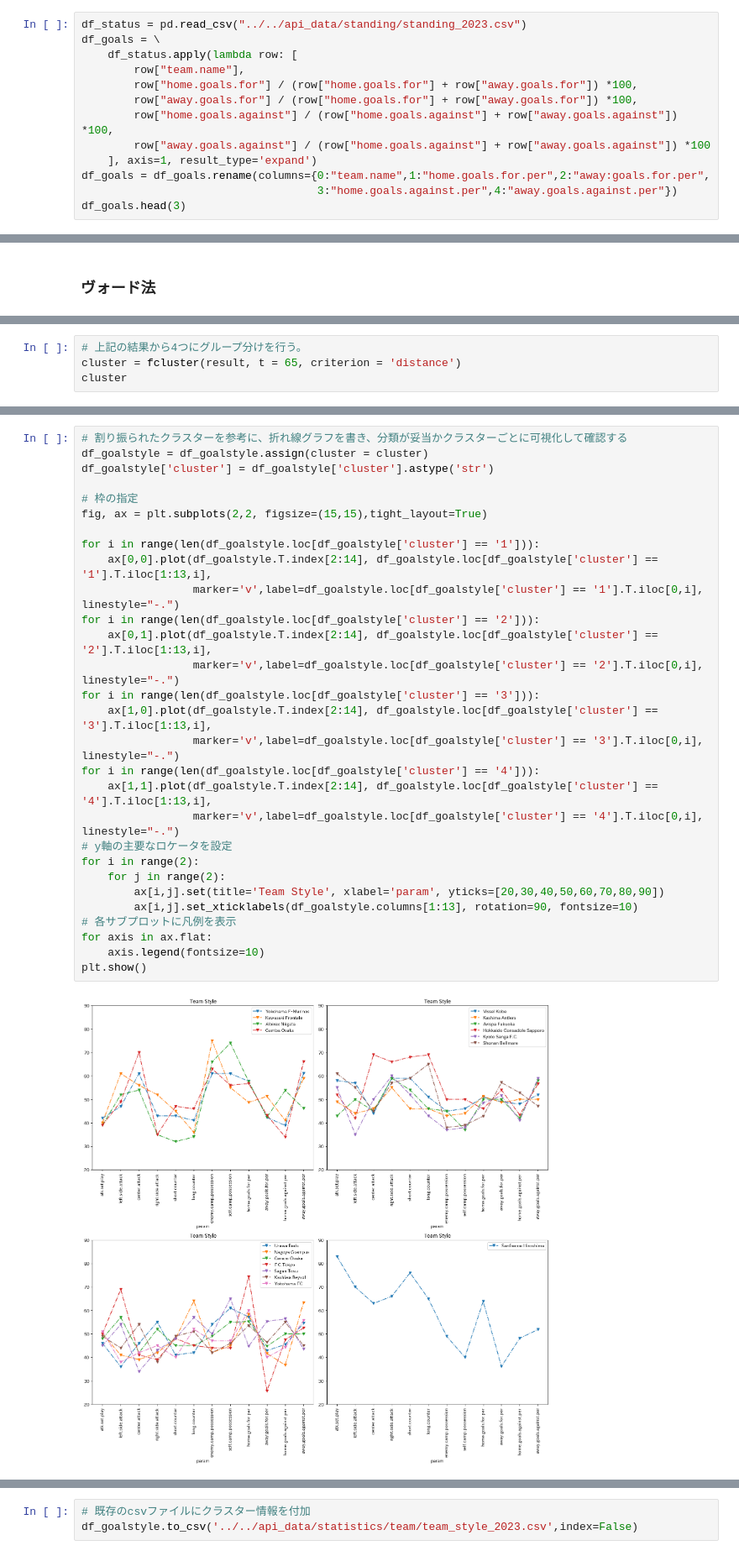
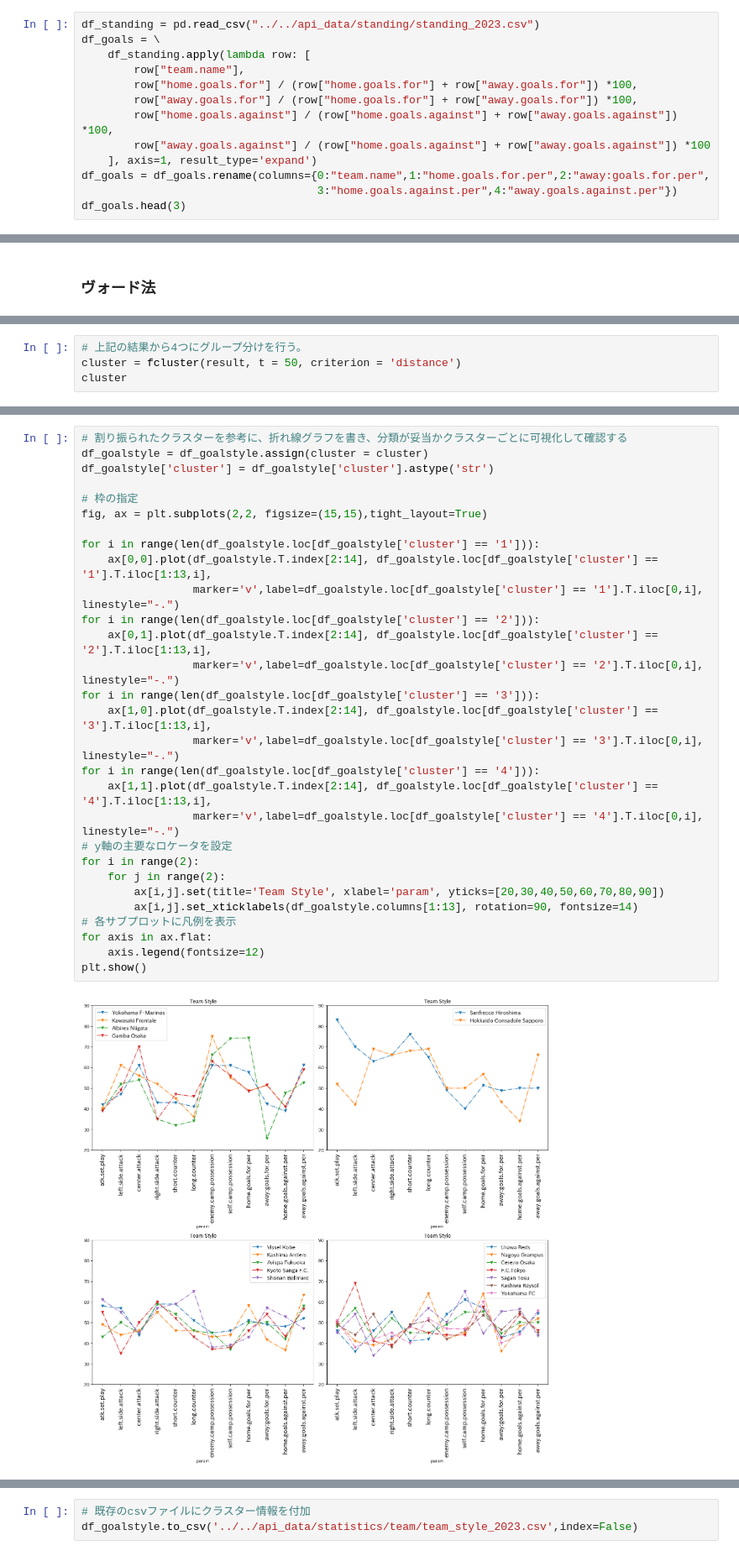
Before and after one commit to yam1227/j1League_analysis, a Jupyter notebook: analytics/classification/styles.ipynb, the cells around one changed output, grey strips where cells are left out. Shown at 84% size. Cells and saved outputs as stored; diff of their text form.

```diff
--- a/analytics/classification/styles.ipynb
+++ b/analytics/classification/styles.ipynb
@@ -193,9 +193,9 @@ plt.show()
 順位をキーとして結合すれば順位（インデックスをもとに結合すれば結合できると考えたが、スクレイピングしたデータは順位を正確に表していなかった。。）<br>
 そのため、分類する際はteam.nameのカラムを確認して、手作業でインデックスごと入れ替え・入れ替え後のインデックスをもとに結合する<br>
 # %%
-df_status = pd.read_csv("../../api_data/standing/standing_2023.csv")
+df_standing = pd.read_csv("../../api_data/standing/standing_2023.csv")
 df_goals = \
-    df_status.apply(lambda row: [
+    df_standing.apply(lambda row: [
         row["team.name"],
         row["home.goals.for"] / (row["home.goals.for"] + row["away.goals.for"]) *100,
         row["away.goals.for"] / (row["home.goals.for"] + row["away.goals.for"]) *100,
@@ -288,5 +309,5 @@ plt.show()
 # %%
 # 上記の結果から4つにグループ分けを行う。
-cluster = fcluster(result, t = 65, criterion = 'distance')
+cluster = fcluster(result, t = 50, criterion = 'distance')
 cluster
 # %% [output]
@@ -294,34 +315,34 @@ array([2, 1, 3, 2, 4, 3, 3, 2, 1, 3, 1, 3, 1, 2, 2, 3, 2, 3], dtype=int32)
 # %%
 # 割り振られたクラスターを参考に、折れ線グラフを書き、分類が妥当かクラスターごとに可視化して確認する
 df_goalstyle = df_goalstyle.assign(cluster = cluster)
 df_goalstyle['cluster'] = df_goalstyle['cluster'].astype('str')
 
 # 枠の指定
 fig, ax = plt.subplots(2,2, figsize=(15,15),tight_layout=True)
 
 for i in range(len(df_goalstyle.loc[df_goalstyle['cluster'] == '1'])):
     ax[0,0].plot(df_goalstyle.T.index[2:14], df_goalstyle.loc[df_goalstyle['cluster'] == '1'].T.iloc[1:13,i],
                  marker='v',label=df_goalstyle.loc[df_goalstyle['cluster'] == '1'].T.iloc[0,i], linestyle="-.")
 for i in range(len(df_goalstyle.loc[df_goalstyle['cluster'] == '2'])):
     ax[0,1].plot(df_goalstyle.T.index[2:14], df_goalstyle.loc[df_goalstyle['cluster'] == '2'].T.iloc[1:13,i],
                  marker='v',label=df_goalstyle.loc[df_goalstyle['cluster'] == '2'].T.iloc[0,i], linestyle="-.")
 for i in range(len(df_goalstyle.loc[df_goalstyle['cluster'] == '3'])):
     ax[1,0].plot(df_goalstyle.T.index[2:14], df_goalstyle.loc[df_goalstyle['cluster'] == '3'].T.iloc[1:13,i],
                  marker='v',label=df_goalstyle.loc[df_goalstyle['cluster'] == '3'].T.iloc[0,i], linestyle="-.")
 for i in range(len(df_goalstyle.loc[df_goalstyle['cluster'] == '4'])):
     ax[1,1].plot(df_goalstyle.T.index[2:14], df_goalstyle.loc[df_goalstyle['cluster'] == '4'].T.iloc[1:13,i],
                  marker='v',label=df_goalstyle.loc[df_goalstyle['cluster'] == '4'].T.iloc[0,i], linestyle="-.")
 # y軸の主要なロケータを設定
 for i in range(2):
     for j in range(2):
         ax[i,j].set(title='Team Style', xlabel='param', yticks=[20,30,40,50,60,70,80,90])
-        ax[i,j].set_xticklabels(df_goalstyle.columns[1:13], rotation=90, fontsize=10)
+        ax[i,j].set_xticklabels(df_goalstyle.columns[1:13], rotation=90, fontsize=14)
 # 各サブプロットに凡例を表示
 for axis in ax.flat:
-    axis.legend(fontsize=10)
+    axis.legend(fontsize=12)
 plt.show()
 # %% [output]
-[figure, old version]
+[figure, new version]
 # %% [markdown]
 ##### cluster1
 * 全クラスターの中で、セットプレーを起点に攻撃に転じる指数が最も低い群
```
Also changed, not shown: parts of 9 cells of this notebook, 2 other files.
